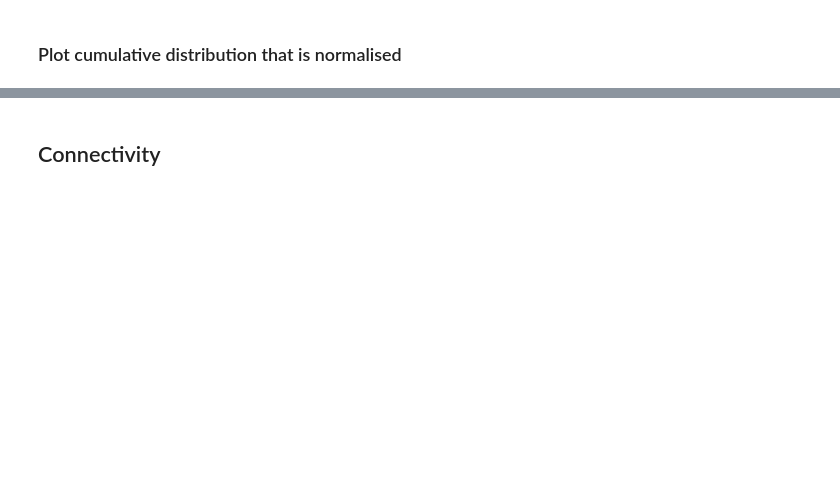
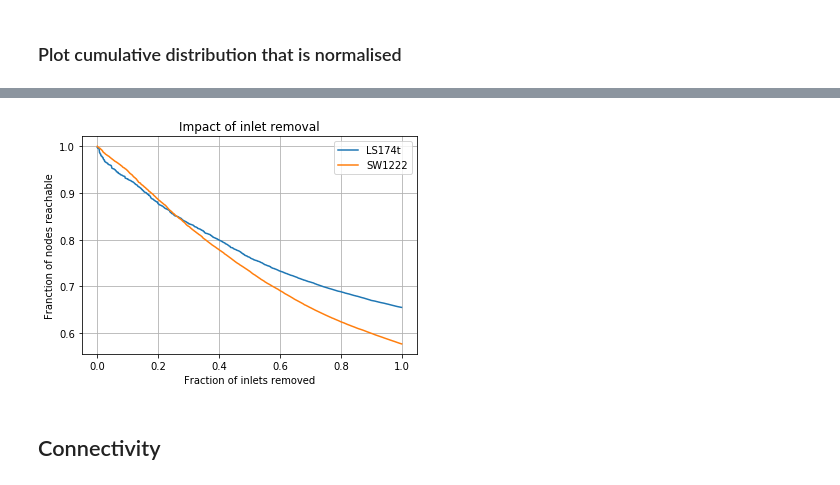
Before and after one commit to magdyksaleh/cs224w_ssm, a Jupyter notebook: notebooks/nodeInletInfluence.ipynb, the cells around one changed output, grey strips where cells are left out. Cells and saved outputs as stored; diff of their text form; code cells hidden in the pictures; blank space fills up the shorter version.

```diff
--- a/notebooks/nodeInletInfluence.ipynb
+++ b/notebooks/nodeInletInfluence.ipynb
@@ -88,3 +116,49 @@ plt.legend()
+# %%
+def inletKillAttack(G):
+    inletRanks = rankInlets(G)
+    inletCounts, inletDict = generateInletCounts(G)
+    nodesKilled = []
+    for x in tqdm(inletRanks): #run in order of highest outset
+        curInlet = x[0]
+        numNodesRemoved, newCounts = decrementInletCount(G, curInlet, inletCounts)
+        nodesKilled.append(numNodesRemoved)
+    return nodesKilled
+# %%
+nodeCounts = inletKillAttack(G_LS174t)
+totalNodes = [G_LS174t.GetNodes()]
+nodesRemaining_LS = []
+for count in nodeCounts:
+    totalNodes[0] -= count
+    nodesRemaining_LS.append(totalNodes[0])
+# %%
+nodeCounts = inletKillAttack(G_SW1222)
+totalNodes = [G_SW1222.GetNodes()]
+nodesRemaining_SW = []
+for count in nodeCounts:
+    totalNodes[0] -= count
+    nodesRemaining_SW.append(totalNodes[0])
+# %%
+x_coords_LS = [float(x)/len(normalisedNodesRemaining_LS)
+               for x in range(len(normalisedNodesRemaining_LS))]
+normalisedNodesRemaining_LS = [float(x)/G_LS174t.GetNodes()
+                               for x in nodesRemaining_LS]
+
+x_coords_SW = [float(x)/len(normalisedNodesRemaining_SW)
+               for x in range(len(normalisedNodesRemaining_SW))]
+normalisedNodesRemaining_SW = [float(x)/G_SW1222.GetNodes()
+                               for x in nodesRemaining_SW]
+# %%
+plt.figure()
+plt.plot(x_coords_LS, normalisedNodesRemaining_LS, label="LS174t")
+plt.plot(x_coords_SW, normalisedNodesRemaining_SW, label="SW1222")
+plt.xlabel("Fraction of inlets removed")
+plt.ylabel("Franction of nodes reachable")
+plt.title("Impact of inlet removal")
+plt.grid()
+plt.legend()
+plt.savefig("../figs/nodeRemoval.pdf")
+# %% [output]
+[figure, added]
 # %% [markdown]
 ## Connectivity
 # %%
```
Also changed, not shown: parts of 15 cells of this notebook, 11 other files.
